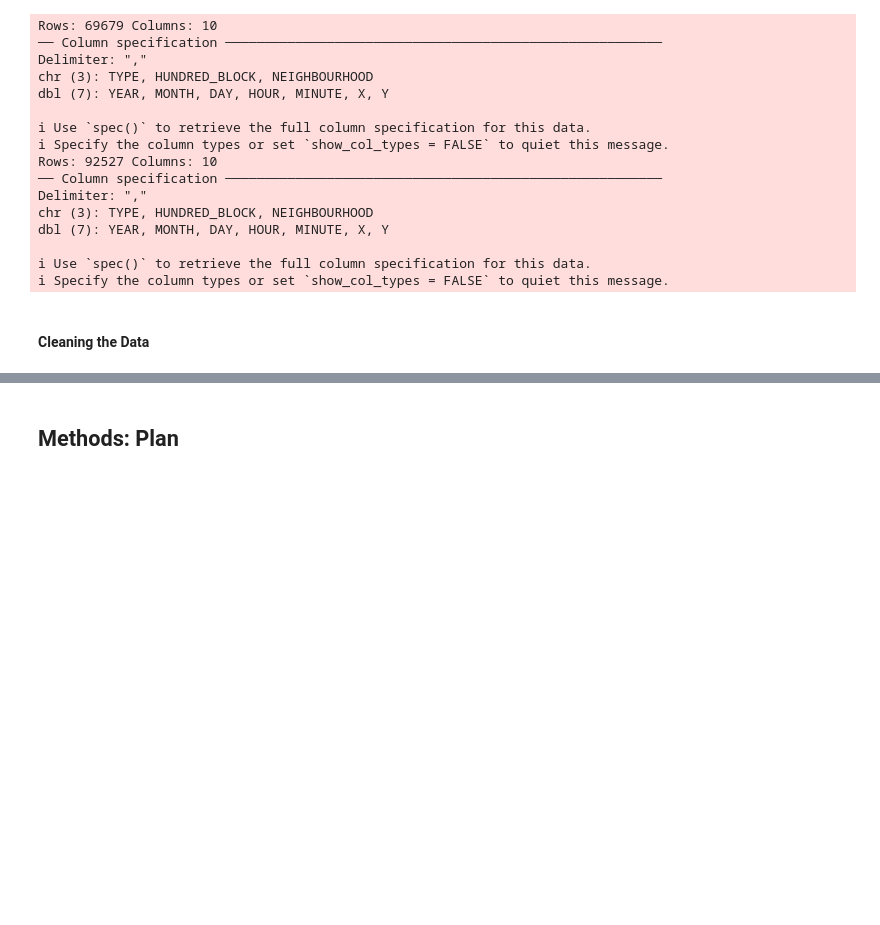
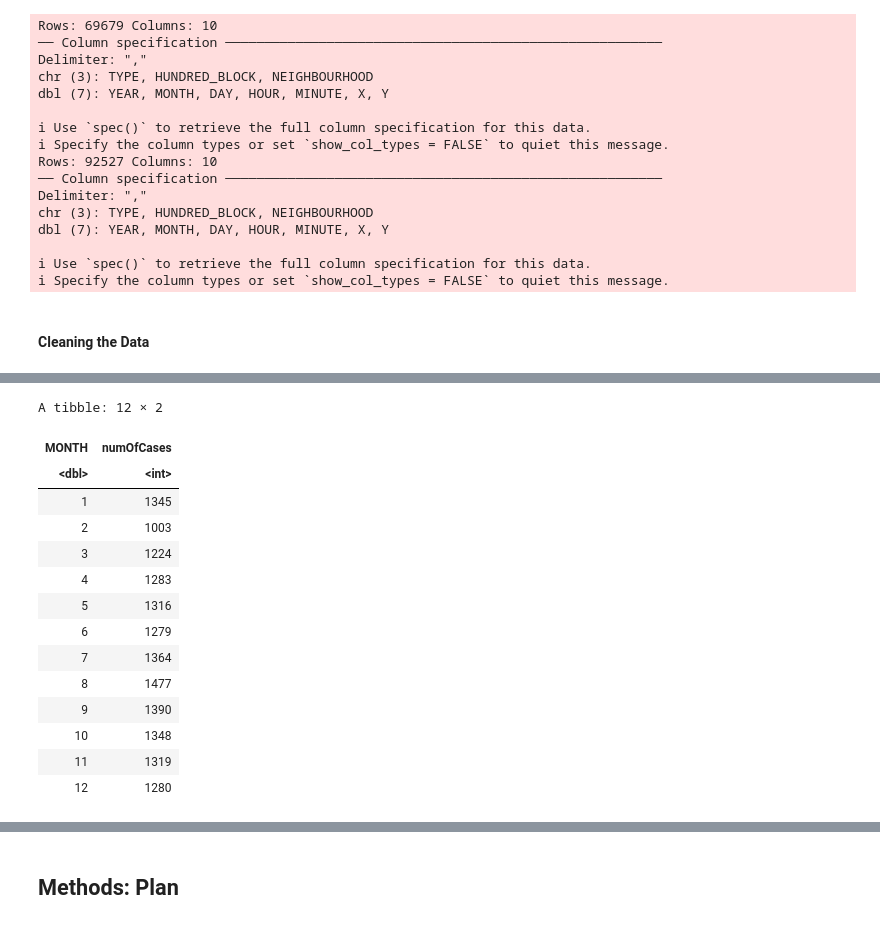
Before and after one commit to yingquanw/STAT201_project_group35, a Jupyter notebook: project.ipynb, the cells around one changed output, grey strips where cells are left out. Drawn from its saved outputs; the diff is of its cells as text; code cells hidden in the pictures; blank space fills up the shorter version.

```diff
--- a/project.ipynb
+++ b/project.ipynb
@@ -93,0 +118,22 @@ A tibble: 6 × 4
+# %%
+# Number of crimes each month in prepandemic time
+van_crime_prepandemic_month <- van_crime_prepandemic_clean %>%
+group_by(MONTH) %>%
+summarize(numOfCases = n())
+van_crime_prepandemic_month
+# %% [output]
+A tibble: 12 × 2
+| MONTH | numOfCases |
+| <dbl> | <int> |
+| 1 | 1345 |
+| 2 | 1003 |
+| 3 | 1224 |
+| 4 | 1283 |
+| 5 | 1316 |
+| 6 | 1279 |
+| 7 | 1364 |
+| 8 | 1477 |
+| 9 | 1390 |
+| 10 | 1348 |
+| 11 | 1319 |
+| 12 | 1280 |
```
Also changed, not shown: parts of 8 cells of this notebook.
